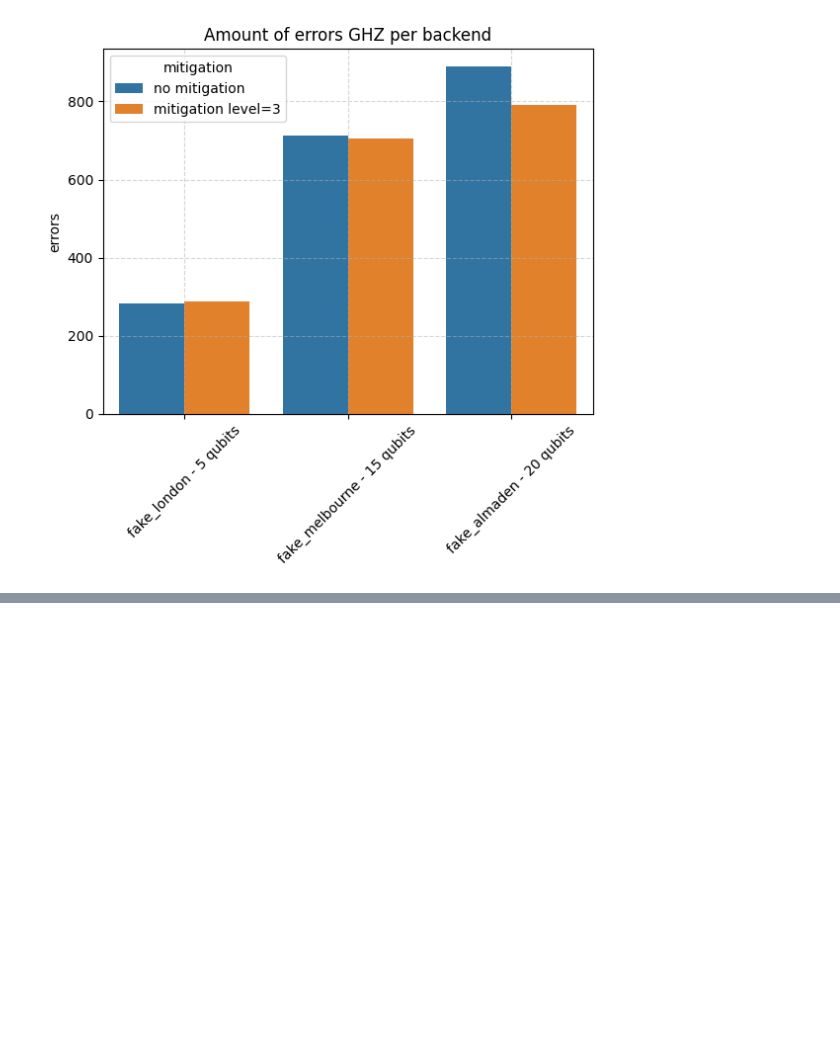
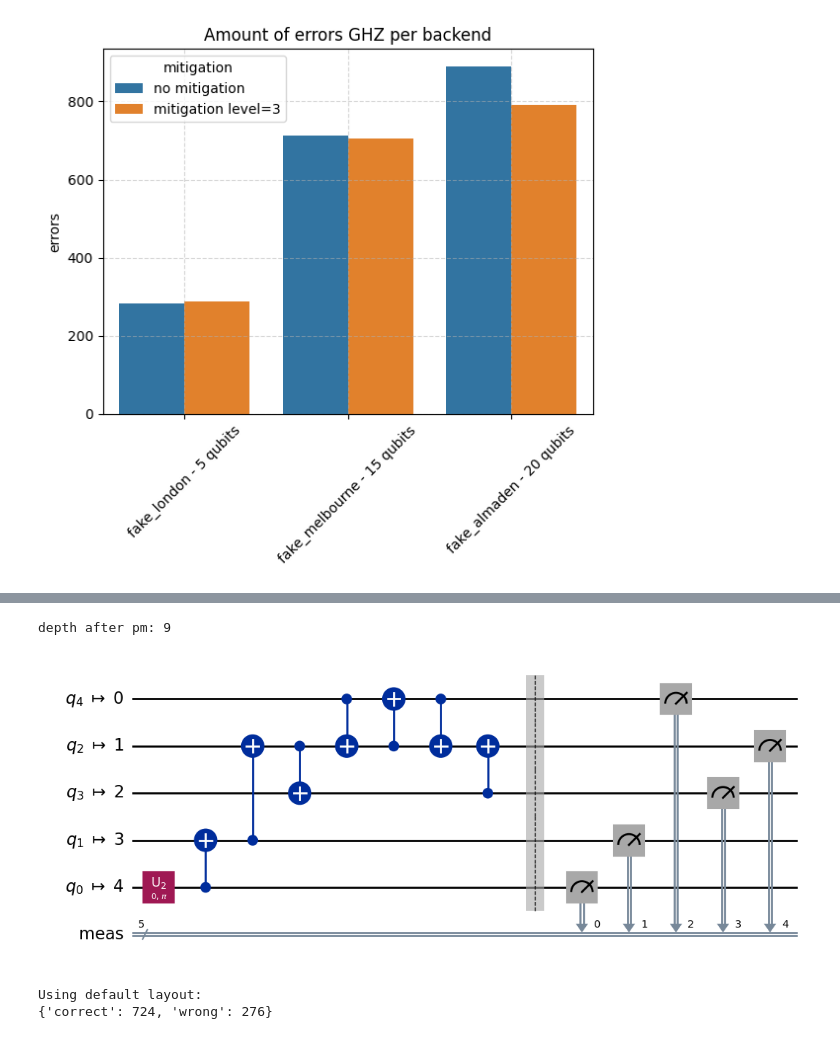
Before and after one commit to Dpbm/scientific-research-2-qec-and-qem, a Jupyter notebook: src/ghz.ipynb, the cells around one changed output, grey strips where cells are left out. Drawn from its saved outputs; the diff is of its cells as text; code cells hidden in the pictures; blank space fills up the shorter version.

```diff
--- a/src/ghz.ipynb
+++ b/src/ghz.ipynb
@@ -232,0 +248,13 @@ plt.show()
+# %%
+isa_qc = default_pm.run([example_backend_qc])[0]
+print(f'depth after pm: {isa_qc.depth()}')
+isa_qc.draw('mpl')
+# %% [output]
+depth after pm: 9
+[figure, added]
+# %%
+print("Using default layout: ")
+print(amount_of_errors_ghz(get_counts(example_backend_qc, example_backend, opt=3)))
+# %% [output]
+Using default layout:
+{'correct': 724, 'wrong': 276}
```
Also changed, not shown: parts of 9 cells of this notebook, 4 other files.
